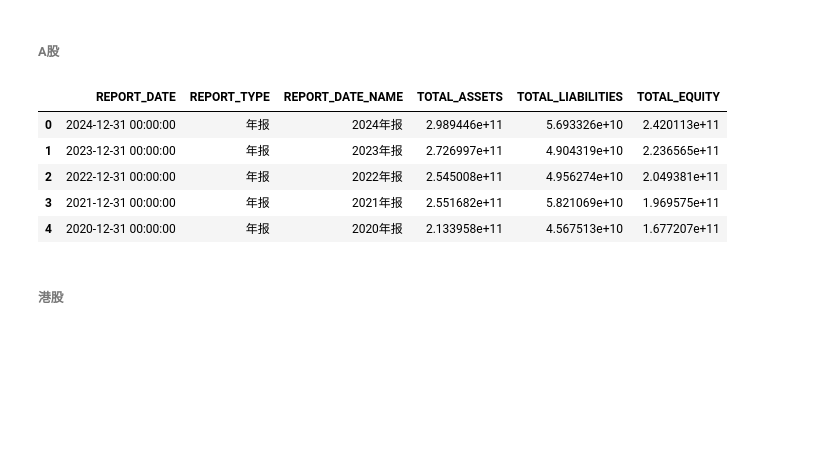
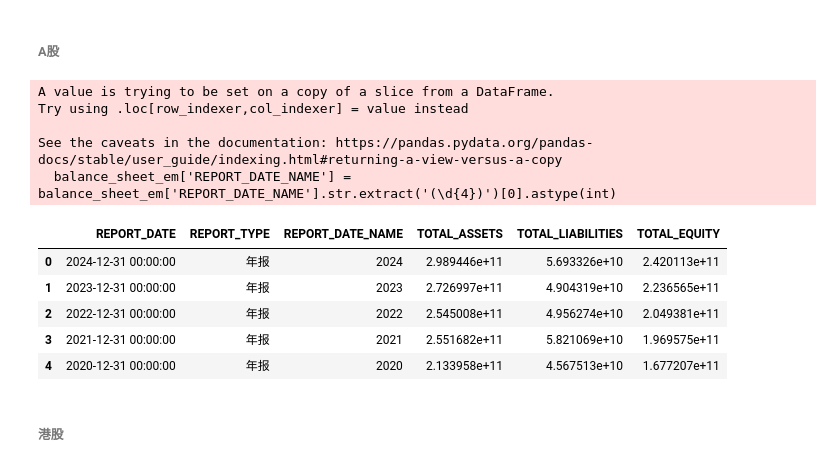
Before and after one commit to shugaoye/openbb_akshare, a Jupyter notebook: akshare_test.ipynb, the cells around one changed output. Saved outputs shown, nothing was run; the diff lists cells and outputs as text; code cells hidden in the pictures; blank space fills up the shorter version.

Commit message:
Supported balance sheet for A-Share

```diff
--- a/akshare_test.ipynb
+++ b/akshare_test.ipynb
@@ -74,14 +73,20 @@ stock_balance_sheet_by_yearly_em_df = ak.stock_balance_sheet_by_yearly_em(symbol
 balance_sheet_em = stock_balance_sheet_by_yearly_em_df.T
 # %%
 balance_sheet_em = stock_balance_sheet_by_yearly_em_df[["REPORT_DATE", "REPORT_TYPE", "REPORT_DATE_NAME", "TOTAL_ASSETS", "TOTAL_LIABILITIES", "TOTAL_EQUITY"]]
+balance_sheet_em['REPORT_DATE_NAME'] = balance_sheet_em['REPORT_DATE_NAME'].str.extract('(\d{4})')[0].astype(int)
 balance_sheet_em.head()
 # %% [output]
+A value is trying to be set on a copy of a slice from a DataFrame.
+Try using .loc[row_indexer,col_indexer] = value instead
+
+See the caveats in the documentation: https://pandas.pydata.org/pandas-docs/stable/user_guide/indexing.html#returning-a-view-versus-a-copy
+  balance_sheet_em['REPORT_DATE_NAME'] = balance_sheet_em['REPORT_DATE_NAME'].str.extract('(\d{4})')[0].astype(int)
 |  | REPORT_DATE | REPORT_TYPE | REPORT_DATE_NAME | TOTAL_ASSETS | TOTAL_LIABILITIES | TOTAL_EQUITY |
-| 0 | 2024-12-31 00:00:00 | 年报 | 2024年报 | 2.989446e+11 | 5.693326e+10 | 2.420113e+11 |
-| 1 | 2023-12-31 00:00:00 | 年报 | 2023年报 | 2.726997e+11 | 4.904319e+10 | 2.236565e+11 |
-| 2 | 2022-12-31 00:00:00 | 年报 | 2022年报 | 2.545008e+11 | 4.956274e+10 | 2.049381e+11 |
-| 3 | 2021-12-31 00:00:00 | 年报 | 2021年报 | 2.551682e+11 | 5.821069e+10 | 1.969575e+11 |
-| 4 | 2020-12-31 00:00:00 | 年报 | 2020年报 | 2.133958e+11 | 4.567513e+10 | 1.677207e+11 |
+| 0 | 2024-12-31 00:00:00 | 年报 | 2024 | 2.989446e+11 | 5.693326e+10 | 2.420113e+11 |
+| 1 | 2023-12-31 00:00:00 | 年报 | 2023 | 2.726997e+11 | 4.904319e+10 | 2.236565e+11 |
+| 2 | 2022-12-31 00:00:00 | 年报 | 2022 | 2.545008e+11 | 4.956274e+10 | 2.049381e+11 |
+| 3 | 2021-12-31 00:00:00 | 年报 | 2021 | 2.551682e+11 | 5.821069e+10 | 1.969575e+11 |
+| 4 | 2020-12-31 00:00:00 | 年报 | 2020 | 2.133958e+11 | 4.567513e+10 | 1.677207e+11 |
 # %%
 balance_sheet_em.to_excel("docs/balance_sheet_em.xlsx")
 # %% [markdown]
```
Also changed, not shown: parts of 11 cells of this notebook, 4 other files.
